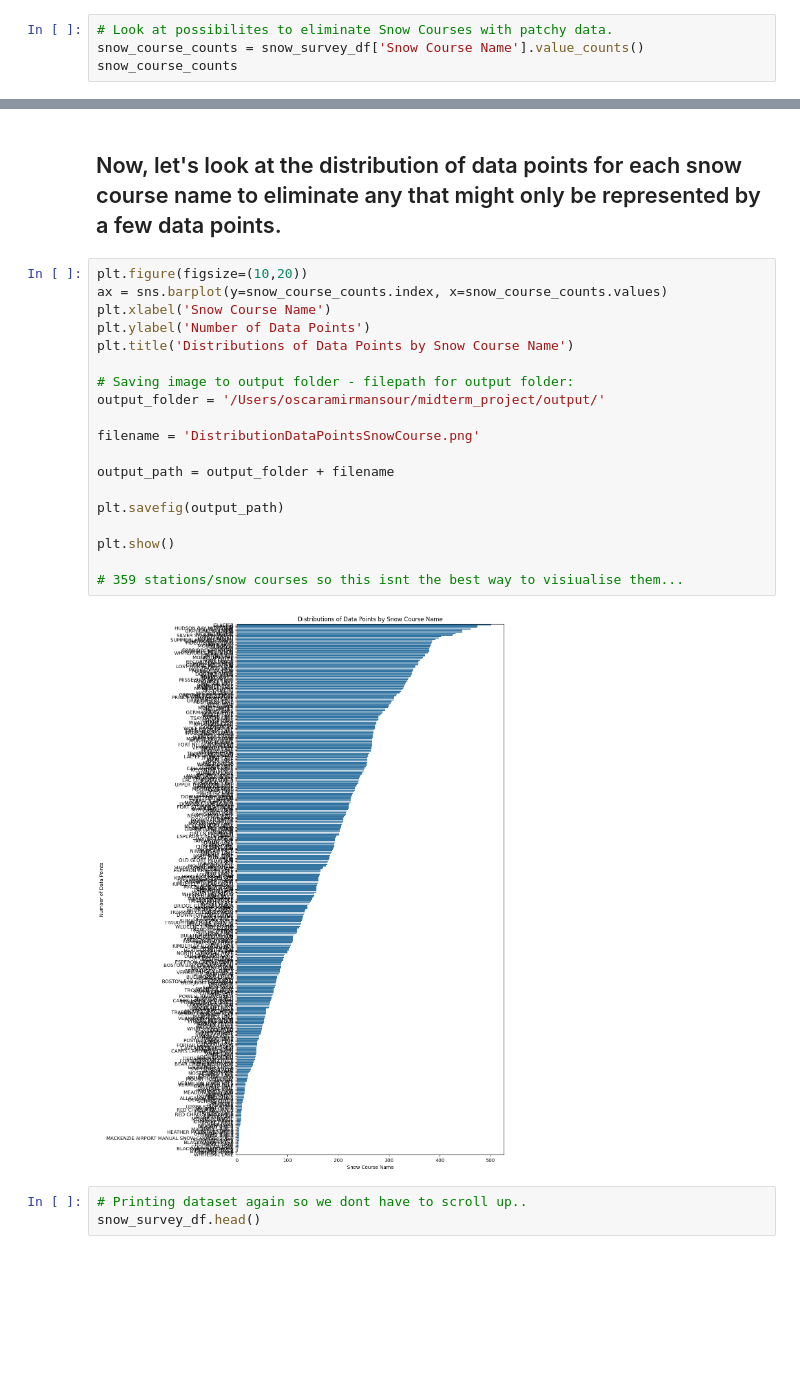
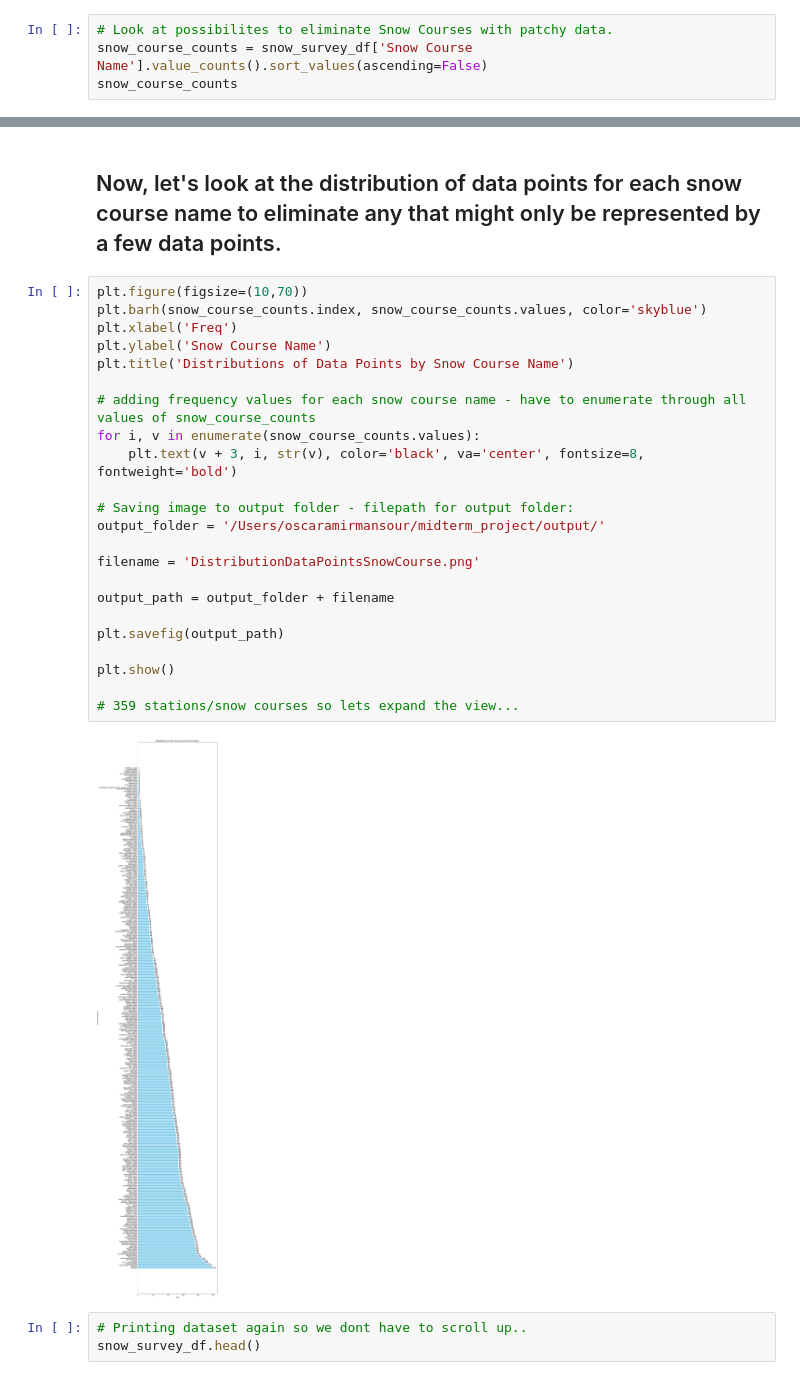
Before and after one commit to Oliver2552/Snow_Depth_Patterns_BC, a Jupyter notebook: src/snow_survey_EDA.ipynb, the cells around one changed output, grey strips where cells are left out. Cells and saved outputs as stored; diff of their text form; blank space fills up the shorter version.

```diff
--- a/src/snow_survey_EDA.ipynb
+++ b/src/snow_survey_EDA.ipynb
@@ -203,7 +203,7 @@ len(Snow_courses)
 359
 # %%
 # Look at possibilites to eliminate Snow Courses with patchy data.
-snow_course_counts = snow_survey_df['Snow Course Name'].value_counts()
+snow_course_counts = snow_survey_df['Snow Course Name'].value_counts().sort_values(ascending=False)
 snow_course_counts
 # %% [output]
 Snow Course Name
@@ -269,26 +257,30 @@ plt.show()
 # %% [markdown]
 ## Now, let's look at the distribution of data points for each snow course name to eliminate any that might only be represented by a few data points.
 # %%
-plt.figure(figsize=(10,20))
-ax = sns.barplot(y=snow_course_counts.index, x=snow_course_counts.values)
-plt.xlabel('Snow Course Name')
-plt.ylabel('Number of Data Points')
+plt.figure(figsize=(10,70))
+plt.barh(snow_course_counts.index, snow_course_counts.values, color='skyblue')
+plt.xlabel('Freq')
+plt.ylabel('Snow Course Name')
 plt.title('Distributions of Data Points by Snow Course Name')
+
+# adding frequency values for each snow course name - have to enumerate through all values of snow_course_counts
+for i, v in enumerate(snow_course_counts.values):
+    plt.text(v + 3, i, str(v), color='black', va='center', fontsize=8, fontweight='bold')
 
 # Saving image to output folder - filepath for output folder:
 output_folder = '/Users/oscaramirmansour/midterm_project/output/'
 
 filename = 'DistributionDataPointsSnowCourse.png'
 
 output_path = output_folder + filename
 
 plt.savefig(output_path)
 
 plt.show()
 
-# 359 stations/snow courses so this isnt the best way to visiualise them...
+# 359 stations/snow courses so lets expand the view...
 # %% [output]
-[figure, old version]
+[figure, new version]
 # %%
 # Printing dataset again so we dont have to scroll up..
 snow_survey_df.head()
```
Also changed, not shown: parts of 1 cell of this notebook, 1 other file.
